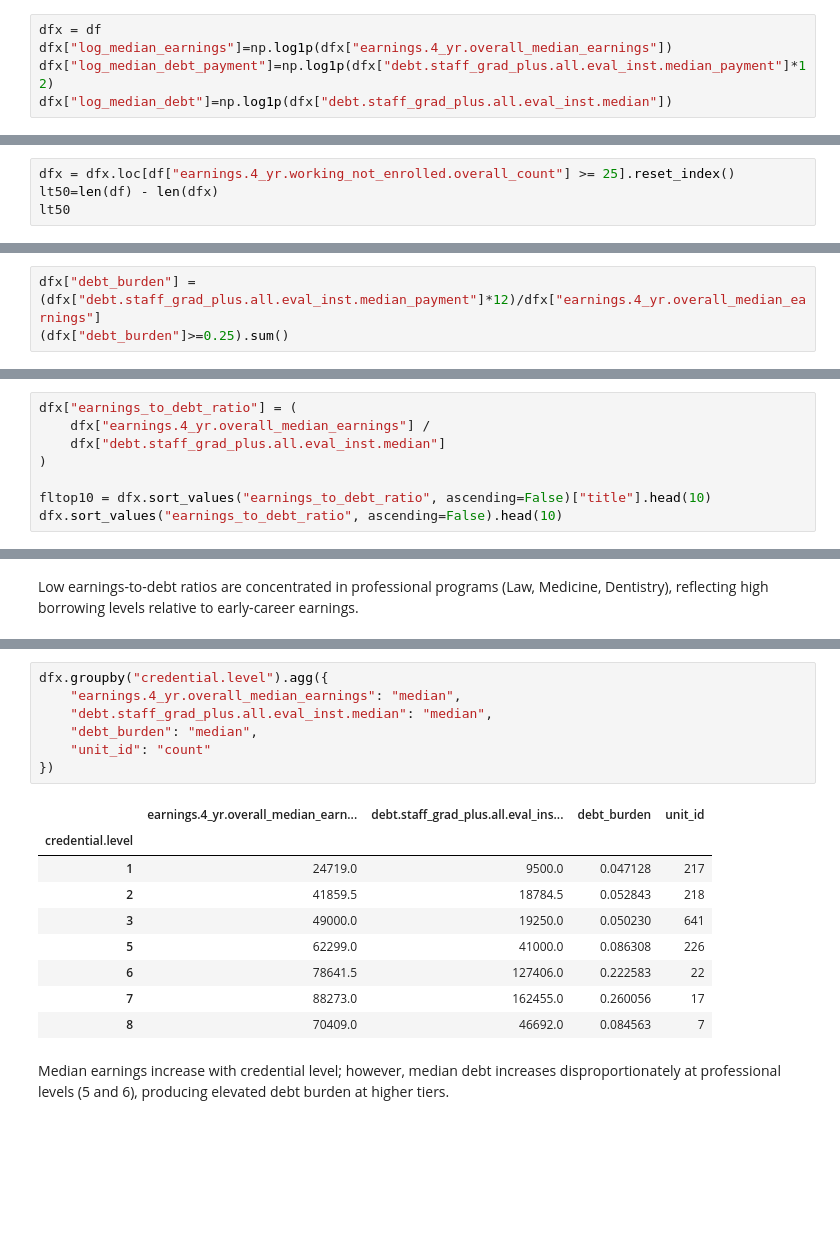
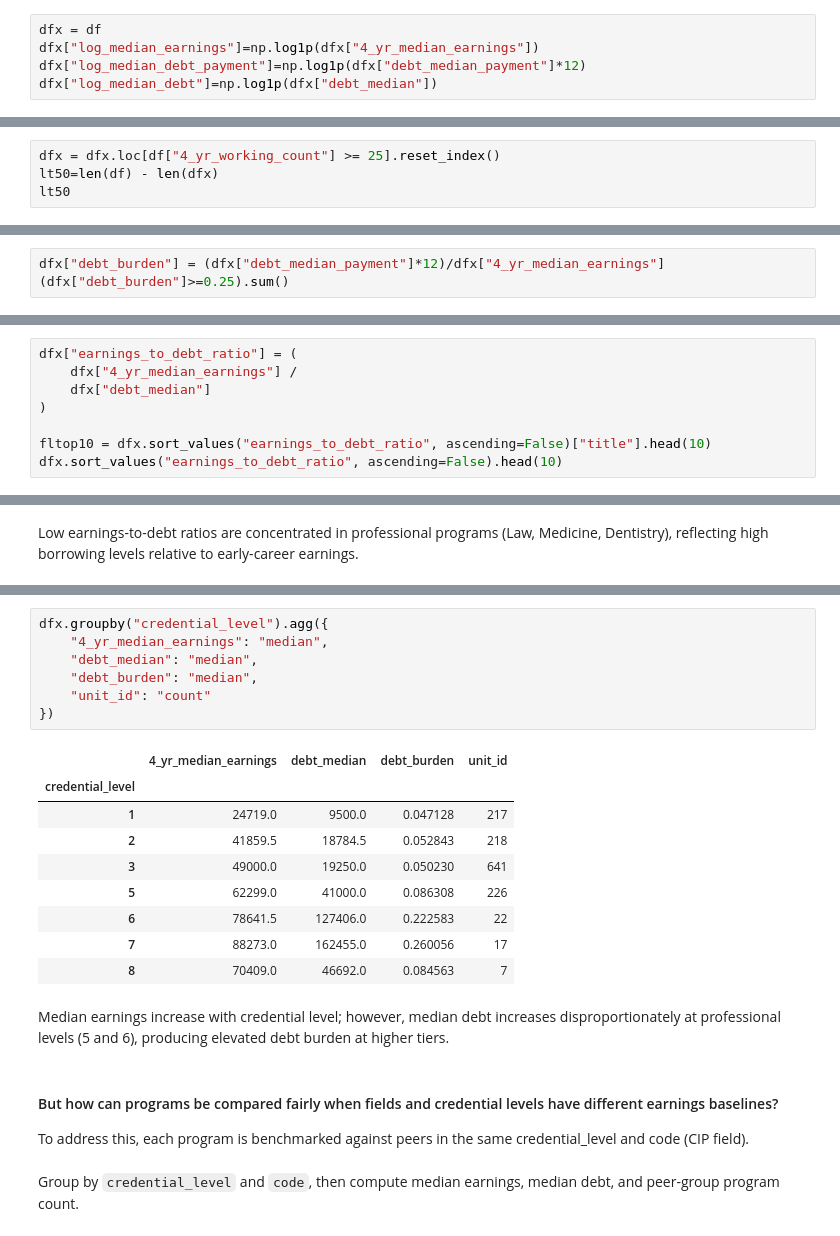
Before and after one commit to sebastianhonorat-dev/CAP_3764_2026_Spring_Team_6, a Jupyter notebook: notebooks/eda_outcomes_debt_earnings.ipynb, the cells around one changed output, grey strips where cells are left out. Cells and saved outputs as stored; diff of their text form; blank space fills up the shorter version.

```diff
--- a/notebooks/eda_outcomes_debt_earnings.ipynb
+++ b/notebooks/eda_outcomes_debt_earnings.ipynb
@@ -107,9 +99,9 @@ px.histogram(df, x=np.log1p(df["debt.staff_grad_plus.all.eval_inst.median_paymen
 Debt and debt payment distributions exhibit similar skewness, reinforcing the need for transformation prior to modeling.
 # %%
 dfx = df
-dfx["log_median_earnings"]=np.log1p(dfx["earnings.4_yr.overall_median_earnings"])
-dfx["log_median_debt_payment"]=np.log1p(dfx["debt.staff_grad_plus.all.eval_inst.median_payment"]*12)
-dfx["log_median_debt"]=np.log1p(dfx["debt.staff_grad_plus.all.eval_inst.median"])
+dfx["log_median_earnings"]=np.log1p(dfx["4_yr_median_earnings"])
+dfx["log_median_debt_payment"]=np.log1p(dfx["debt_median_payment"]*12)
+dfx["log_median_debt"]=np.log1p(dfx["debt_median"])
 # %%
 earning_count = go.Figure(
     go.Histogram(
@@ -124,7 +114,7 @@ earning_count.show()
 # %% [markdown]
 What is an appropriate threshold to remove low graduate programs?
 # %%
-dfx = dfx.loc[df["earnings.4_yr.working_not_enrolled.overall_count"] >= 25].reset_index()
+dfx = dfx.loc[df["4_yr_working_count"] >= 25].reset_index()
 lt50=len(df) - len(dfx)
 lt50
 # %% [output]
@@ -150,7 +140,7 @@ Debt burden approximates the share of annual earnings required to service debt o
 
 How many programs exhibit unusually high financial stress relative to earnings?
 # %%
-dfx["debt_burden"] = (dfx["debt.staff_grad_plus.all.eval_inst.median_payment"]*12)/dfx["earnings.4_yr.overall_median_earnings"]
+dfx["debt_burden"] = (dfx["debt_median_payment"]*12)/dfx["4_yr_median_earnings"]
 (dfx["debt_burden"]>=0.25).sum()
 # %% [output]
 np.int64(21)
@@ -191,8 +179,8 @@ The median program requires about 5.4% of earnings to service debt. However, the
 Is financial stress concentrated in specific credential levels or institutional types?
 # %%
 dfx["earnings_to_debt_ratio"] = (
-    dfx["earnings.4_yr.overall_median_earnings"] /
-    dfx["debt.staff_grad_plus.all.eval_inst.median"]
+    dfx["4_yr_median_earnings"] /
+    dfx["debt_median"]
 )
 
 fltop10 = dfx.sort_values("earnings_to_debt_ratio", ascending=False)["title"].head(10)
@@ -246,13 +219,13 @@ Boolean Series key will be reindexed to match DataFrame index.
 # %%
-dfx.groupby("credential.level").agg({
-    "earnings.4_yr.overall_median_earnings": "median",
-    "debt.staff_grad_plus.all.eval_inst.median": "median",
+dfx.groupby("credential_level").agg({
+    "4_yr_median_earnings": "median",
+    "debt_median": "median",
     "debt_burden": "median",
     "unit_id": "count"
 })
 # %% [output]
-|  | earnings.4_yr.overall_median_earn... | debt.staff_grad_plus.all.eval_ins... | debt_burden | unit_id |
-| credential.level |  |  |  |  |
+|  | 4_yr_median_earnings | debt_median | debt_burden | unit_id |
+| credential_level |  |  |  |  |
 | 1 | 24719.0 | 9500.0 | 0.047128 | 217 |
 | 2 | 41859.5 | 18784.5 | 0.052843 | 218 |
 | 3 | 49000.0 | 19250.0 | 0.050230 | 641 |
@@ -262,3 +235,10 @@ dfx.groupby("credential.level").agg({
 | 8 | 70409.0 | 46692.0 | 0.084563 | 7 |
 # %% [markdown]
 Median earnings increase with credential level; however, median debt increases disproportionately at professional levels (5 and 6), producing elevated debt burden at higher tiers.
+# %% [markdown]
+#### But how can programs be compared fairly when fields and credential levels have different earnings baselines?
+
+To address this, each program is benchmarked against peers in the same credential_level and code (CIP field).
+# %% [markdown]
+
+Group by `credential_level` and `code`, then compute median earnings, median debt, and peer-group program count.
```
Also changed, not shown: parts of 27 cells of this notebook.
